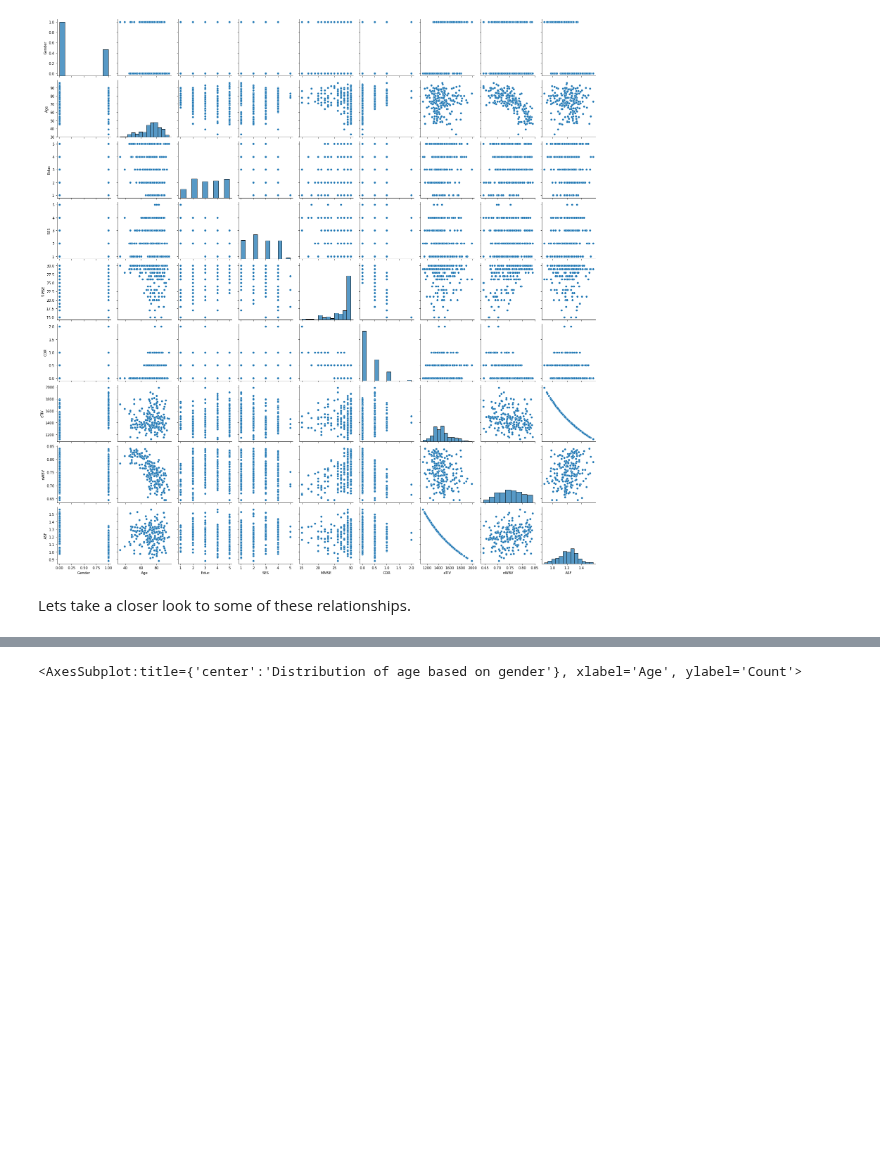
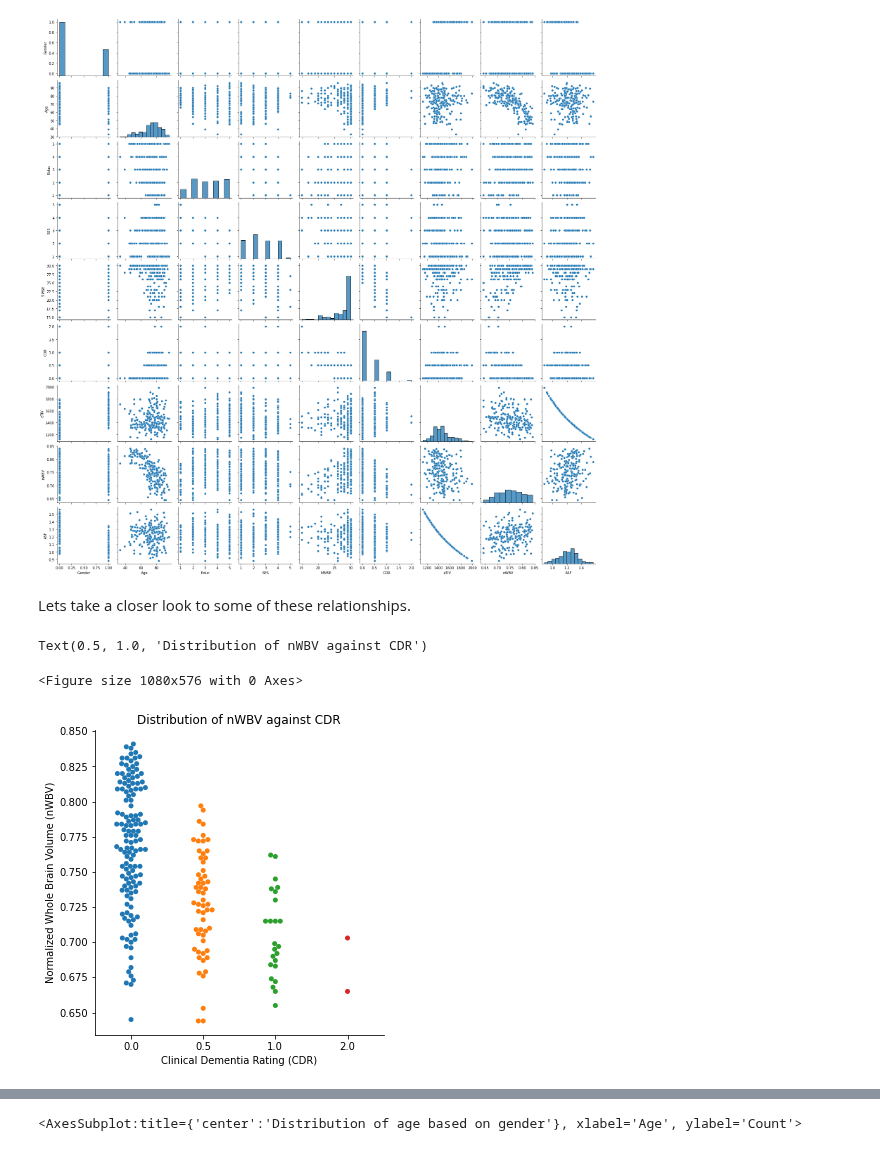
Before and after one commit to Gauss-x/Alzheimer-s-Analysis, a Jupyter notebook: main.ipynb, the cells around one changed output, grey strips where cells are left out. Drawn from its saved outputs; the diff is of its cells as text; code cells hidden in the pictures; blank space fills up the shorter version.

```diff
--- a/main.ipynb
+++ b/main.ipynb
@@ -311,4 +311,15 @@ sns.pairplot(df_cross,palette = 'icefire')
 [figure]
 # %% [markdown]
 Lets take a closer look to some of these relationships.
+# %%
+figure(figsize = (15,8))
+
+sns.catplot(kind='swarm', data=df_cross, x='CDR', y = 'nWBV')
+plt.xlabel("Clinical Dementia Rating (CDR)")
+plt.ylabel('Normalized Whole Brain Volume (nWBV)')
+plt.title('Distribution of nWBV against CDR')
+# %% [output]
+Text(0.5, 1.0, 'Distribution of nWBV against CDR')
+<Figure size 1080x576 with 0 Axes>
+[figure, added]
 # %%
```
Also changed, not shown: parts of 6 cells of this notebook.
